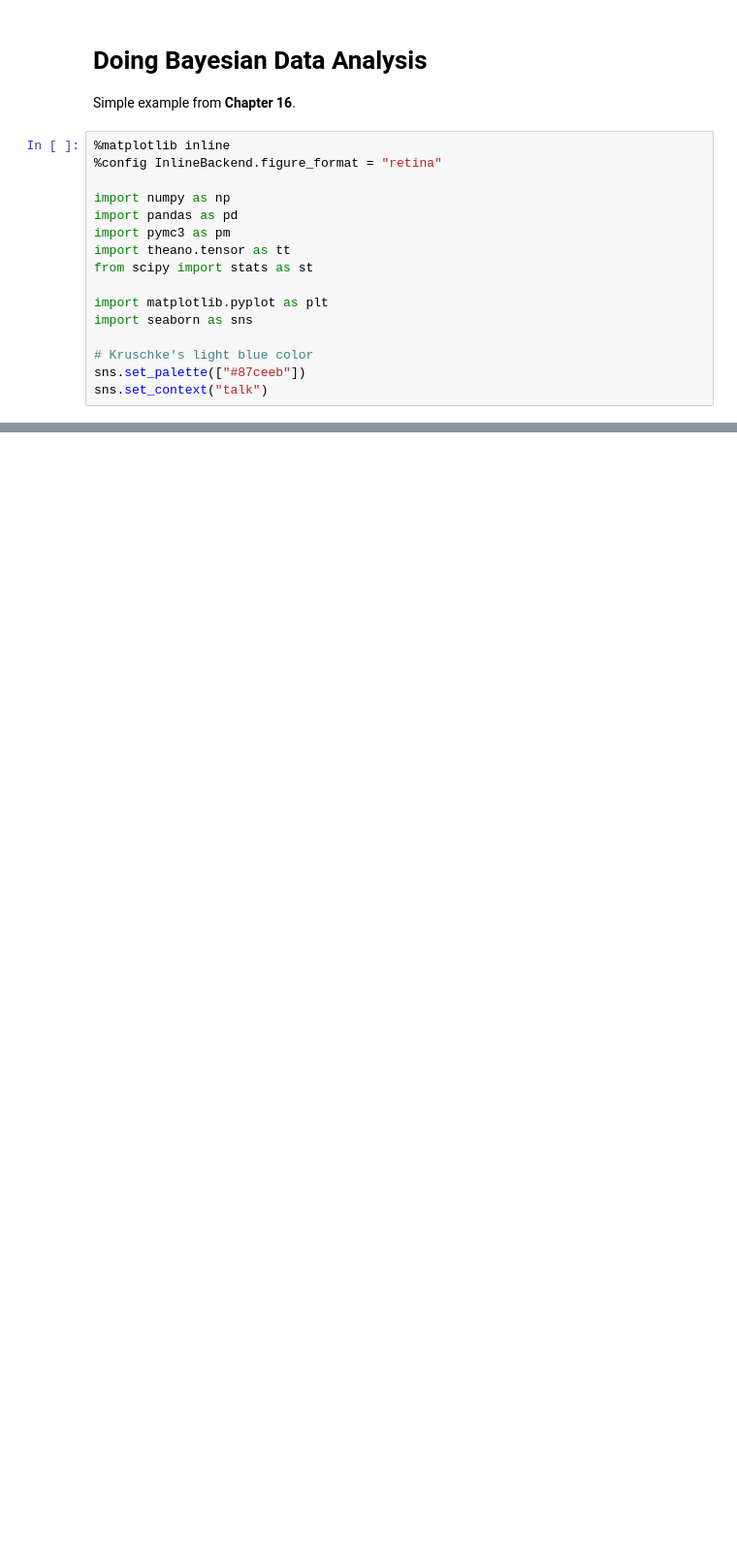
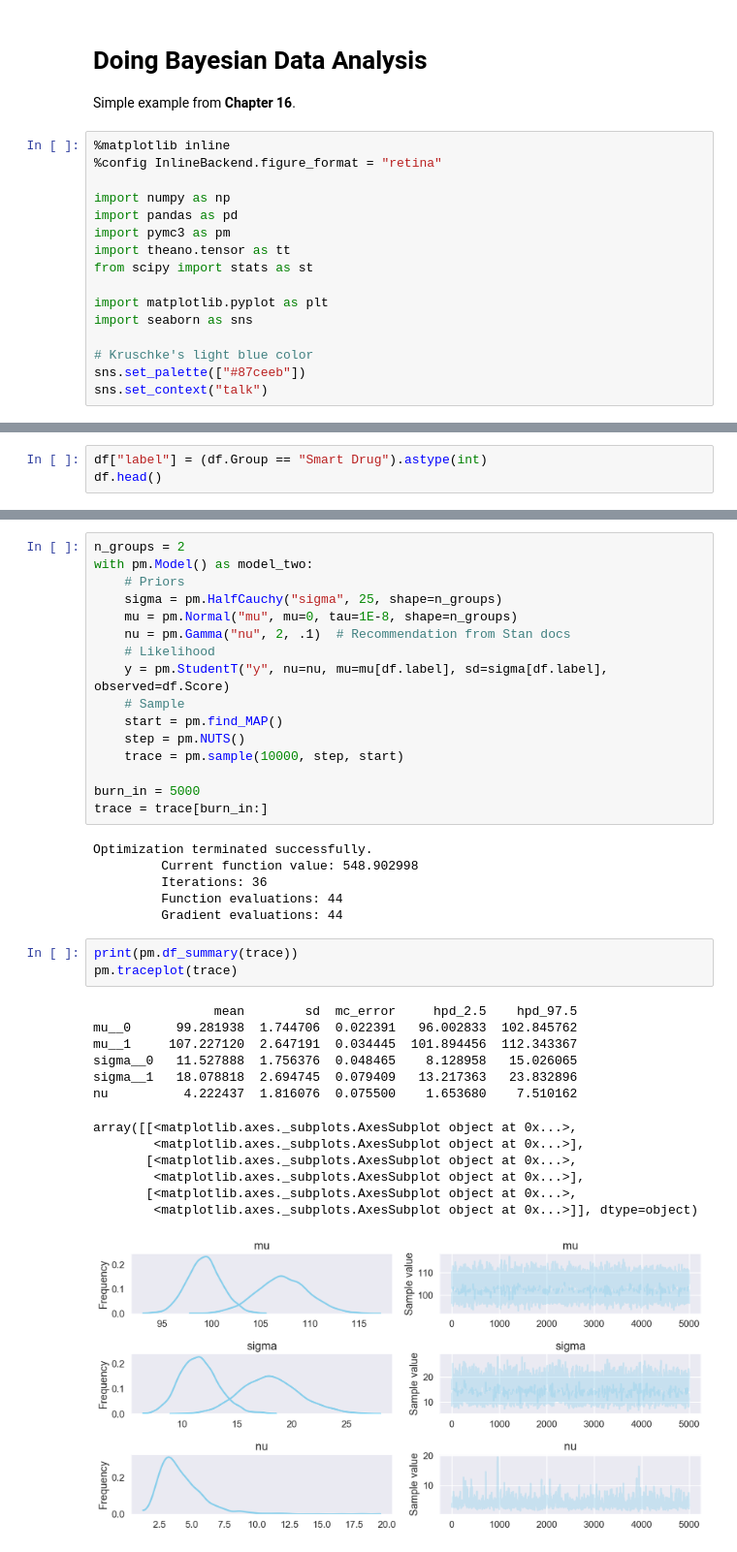
Before and after one commit to zachwill/mcmc, a Jupyter notebook: 16_03_mcmc_with_StudentT.ipynb, the cells around one changed output, grey strips where cells are left out. Shown: that part at 97% size. Saved outputs shown, nothing was run; the diff lists cells and outputs as text; blank space fills up the shorter version.

```diff
--- a/16_03_mcmc_with_StudentT.ipynb
+++ b/16_03_mcmc_with_StudentT.ipynb
@@ -79,0 +83,3 @@ array([<matplotlib.axes._subplots.AxesSubplot object at 0x...>,
+# %%
+df["label"] = (df.Group == "Smart Drug").astype(int)
+df.head()
@@ -79,0 +93,39 @@ array([<matplotlib.axes._subplots.AxesSubplot object at 0x...>,
+# %%
+n_groups = 2
+with pm.Model() as model_two:
+    # Priors
+    sigma = pm.HalfCauchy("sigma", 25, shape=n_groups)
+    mu = pm.Normal("mu", mu=0, tau=1E-8, shape=n_groups)
+    nu = pm.Gamma("nu", 2, .1)  # Recommendation from Stan docs
+    # Likelihood
+    y = pm.StudentT("y", nu=nu, mu=mu[df.label], sd=sigma[df.label], observed=df.Score)
+    # Sample
+    start = pm.find_MAP()
+    step = pm.NUTS()
+    trace = pm.sample(10000, step, start)
+
+burn_in = 5000
+trace = trace[burn_in:]
+# %% [output]
+Optimization terminated successfully.
+         Current function value: 548.902998
+         Iterations: 36
+         Function evaluations: 44
+         Gradient evaluations: 44
+# %%
+print(pm.df_summary(trace))
+pm.traceplot(trace)
+# %% [output]
+                mean        sd  mc_error     hpd_2.5    hpd_97.5
+mu__0      99.281938  1.744706  0.022391   96.002833  102.845762
+mu__1     107.227120  2.647191  0.034445  101.894456  112.343367
+sigma__0   11.527888  1.756376  0.048465    8.128958   15.026065
+sigma__1   18.078818  2.694745  0.079409   13.217363   23.832896
+nu          4.222437  1.816076  0.075500    1.653680    7.510162
+array([[<matplotlib.axes._subplots.AxesSubplot object at 0x...>,
+        <matplotlib.axes._subplots.AxesSubplot object at 0x...>],
+       [<matplotlib.axes._subplots.AxesSubplot object at 0x...>,
+        <matplotlib.axes._subplots.AxesSubplot object at 0x...>],
+       [<matplotlib.axes._subplots.AxesSubplot object at 0x...>,
+        <matplotlib.axes._subplots.AxesSubplot object at 0x...>]], dtype=object)
+[figure, added]
```
Also changed, not shown: parts of 9 cells of this notebook, 4 other files.
